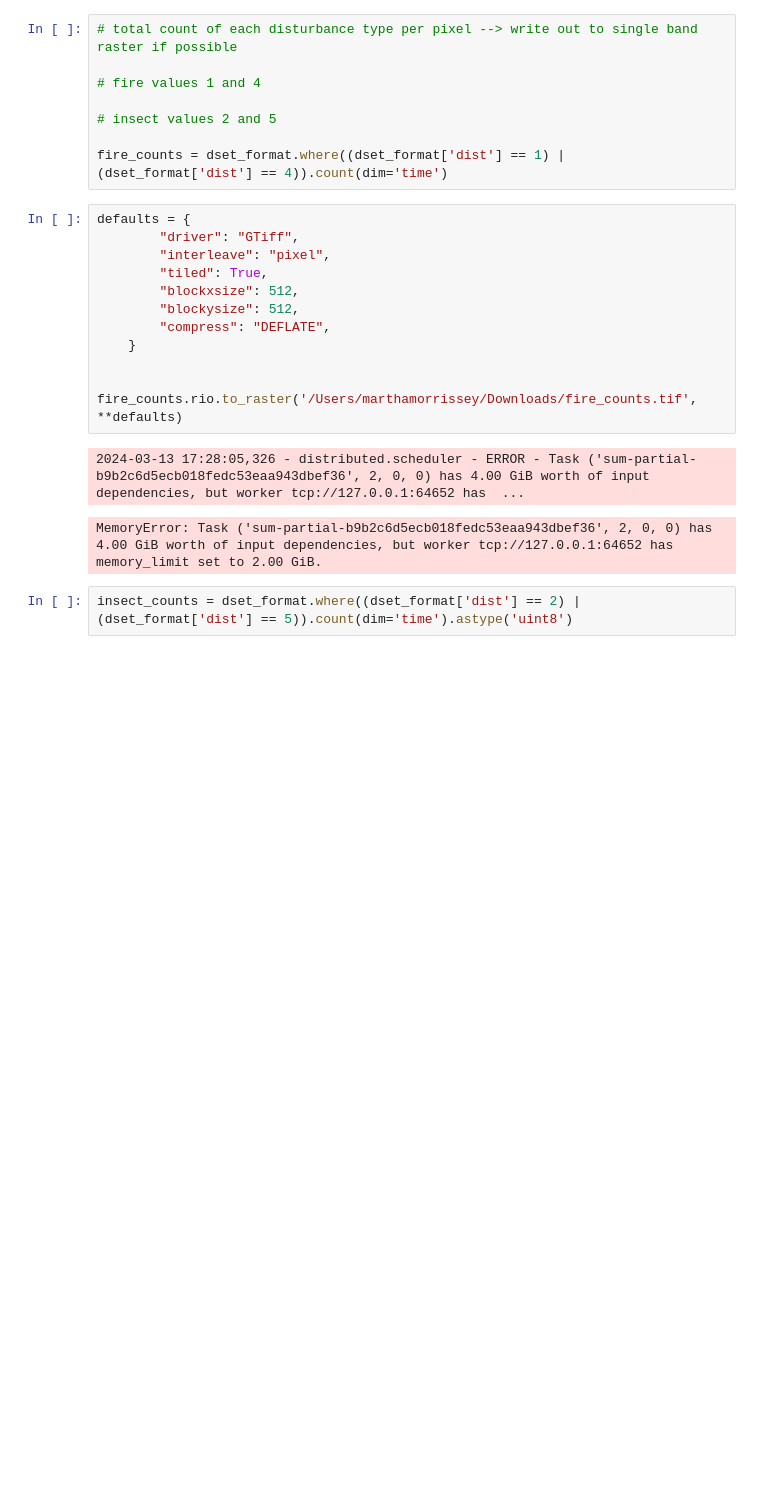
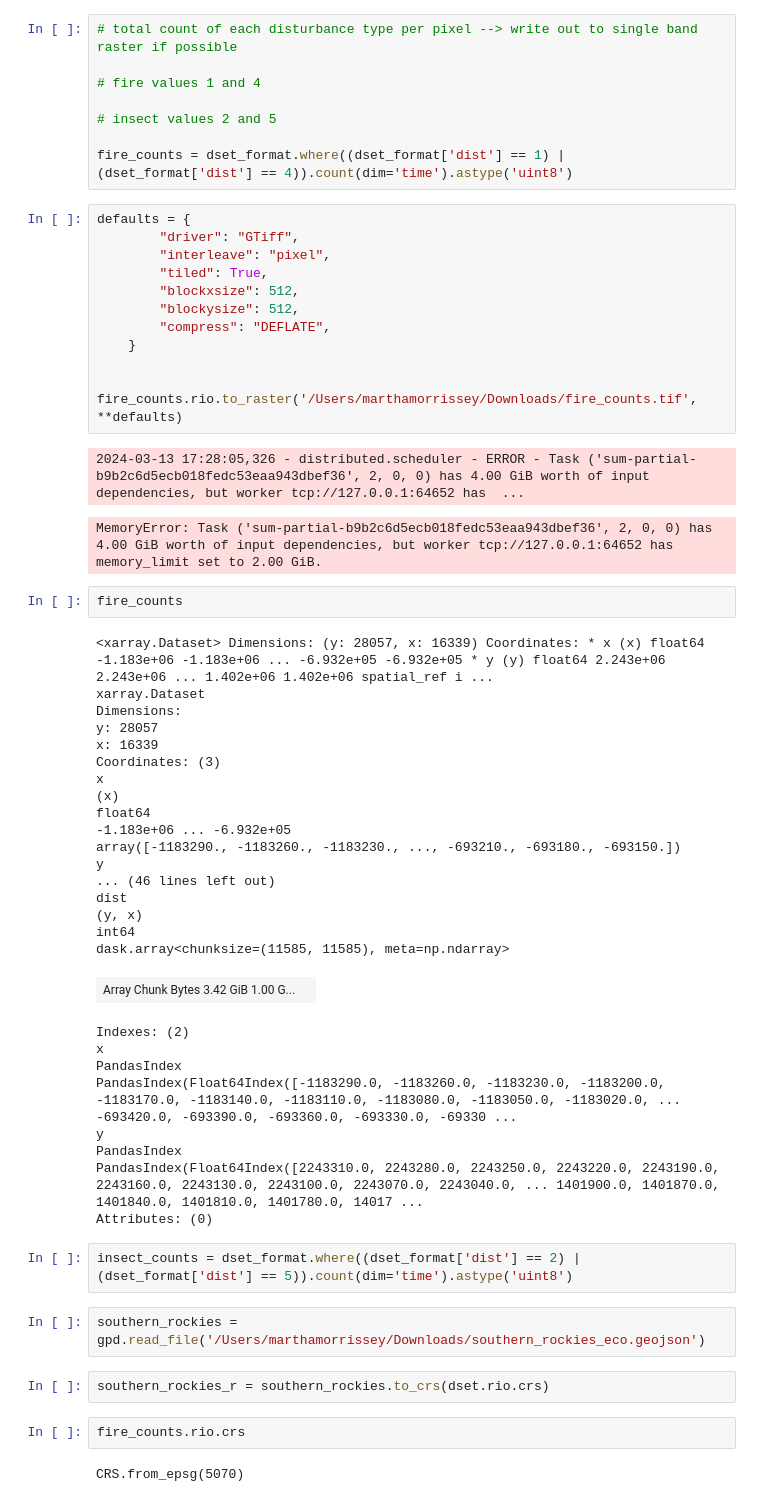
Before and after one commit to CU-ESIIL/FCC24_Group_3, a Jupyter notebook: code/data-exploration/dist_stack.ipynb, the cells around one changed output. Cells and saved outputs as stored; diff of their text form; blank space fills up the shorter version.

```diff
--- a/code/data-exploration/dist_stack.ipynb
+++ b/code/data-exploration/dist_stack.ipynb
@@ -81,7 +148,7 @@ forest-disturbance1999
 
 # insect values 2 and 5
 
-fire_counts = dset_format.where((dset_format['dist'] == 1) | (dset_format['dist'] == 4)).count(dim='time')
+fire_counts = dset_format.where((dset_format['dist'] == 1) | (dset_format['dist'] == 4)).count(dim='time').astype('uint8')
 # %%
 defaults = {
         "driver": "GTiff",
@@ -97,5 +164,42 @@ fire_counts.rio.to_raster('/Users/marthamorrissey/Downloads/fire_counts.tif', **
 # %% [output]
 2024-03-13 17:28:05,326 - distributed.scheduler - ERROR - Task ('sum-partial-b9b2c6d5ecb018fedc53eaa943dbef36', 2, 0, 0) has 4.00 GiB worth of input dependencies, but worker tcp://127.0.0.1:64652 has  ...
 MemoryError: Task ('sum-partial-b9b2c6d5ecb018fedc53eaa943dbef36', 2, 0, 0) has 4.00 GiB worth of input dependencies, but worker tcp://127.0.0.1:64652 has memory_limit set to 2.00 GiB.
+# %%
+fire_counts
+# %% [output]
+<xarray.Dataset> Dimensions: (y: 28057, x: 16339) Coordinates: * x (x) float64 -1.183e+06 -1.183e+06 ... -6.932e+05 -6.932e+05 * y (y) float64 2.243e+06 2.243e+06 ... 1.402e+06 1.402e+06 spatial_ref i ...
+xarray.Dataset
+Dimensions:
+y: 28057
+x: 16339
+Coordinates: (3)
+x
+(x)
+float64
+-1.183e+06 ... -6.932e+05
+array([-1183290., -1183260., -1183230., ..., -693210., -693180., -693150.])
+y
+... (46 lines left out)
+dist
+(y, x)
+int64
+dask.array<chunksize=(11585, 11585), meta=np.ndarray>
+| Array Chunk Bytes 3.42 GiB 1.00 G... |  |
+Indexes: (2)
+x
+PandasIndex
+PandasIndex(Float64Index([-1183290.0, -1183260.0, -1183230.0, -1183200.0, -1183170.0, -1183140.0, -1183110.0, -1183080.0, -1183050.0, -1183020.0, ... -693420.0, -693390.0, -693360.0, -693330.0, -69330 ...
+y
+PandasIndex
+PandasIndex(Float64Index([2243310.0, 2243280.0, 2243250.0, 2243220.0, 2243190.0, 2243160.0, 2243130.0, 2243100.0, 2243070.0, 2243040.0, ... 1401900.0, 1401870.0, 1401840.0, 1401810.0, 1401780.0, 14017 ...
+Attributes: (0)
 # %%
 insect_counts = dset_format.where((dset_format['dist'] == 2) | (dset_format['dist'] == 5)).count(dim='time').astype('uint8')
+# %%
+southern_rockies = gpd.read_file('/Users/marthamorrissey/Downloads/southern_rockies_eco.geojson')
+# %%
+southern_rockies_r = southern_rockies.to_crs(dset.rio.crs)
+# %%
+fire_counts.rio.crs
+# %% [output]
+CRS.from_epsg(5070)
```
Also changed, not shown: parts of 9 cells of this notebook, 1 other file.
